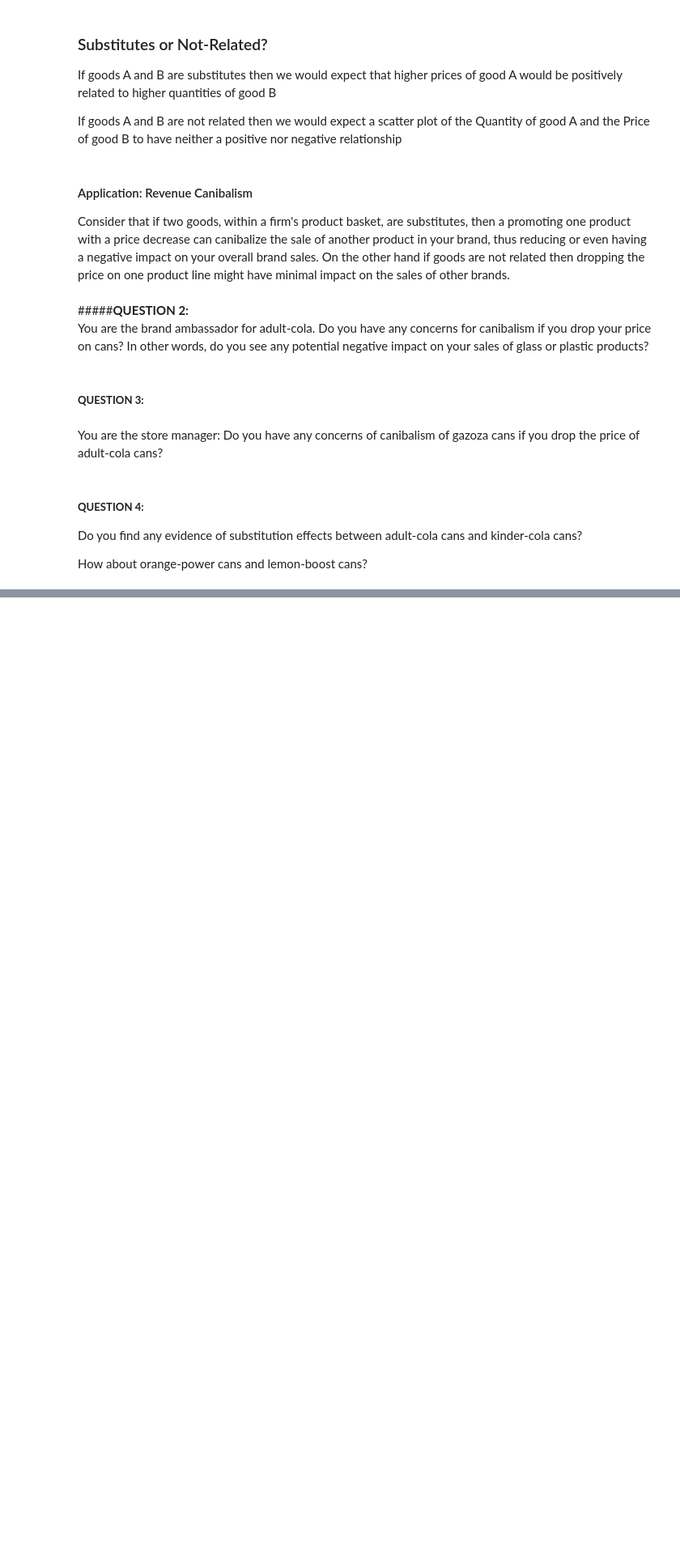
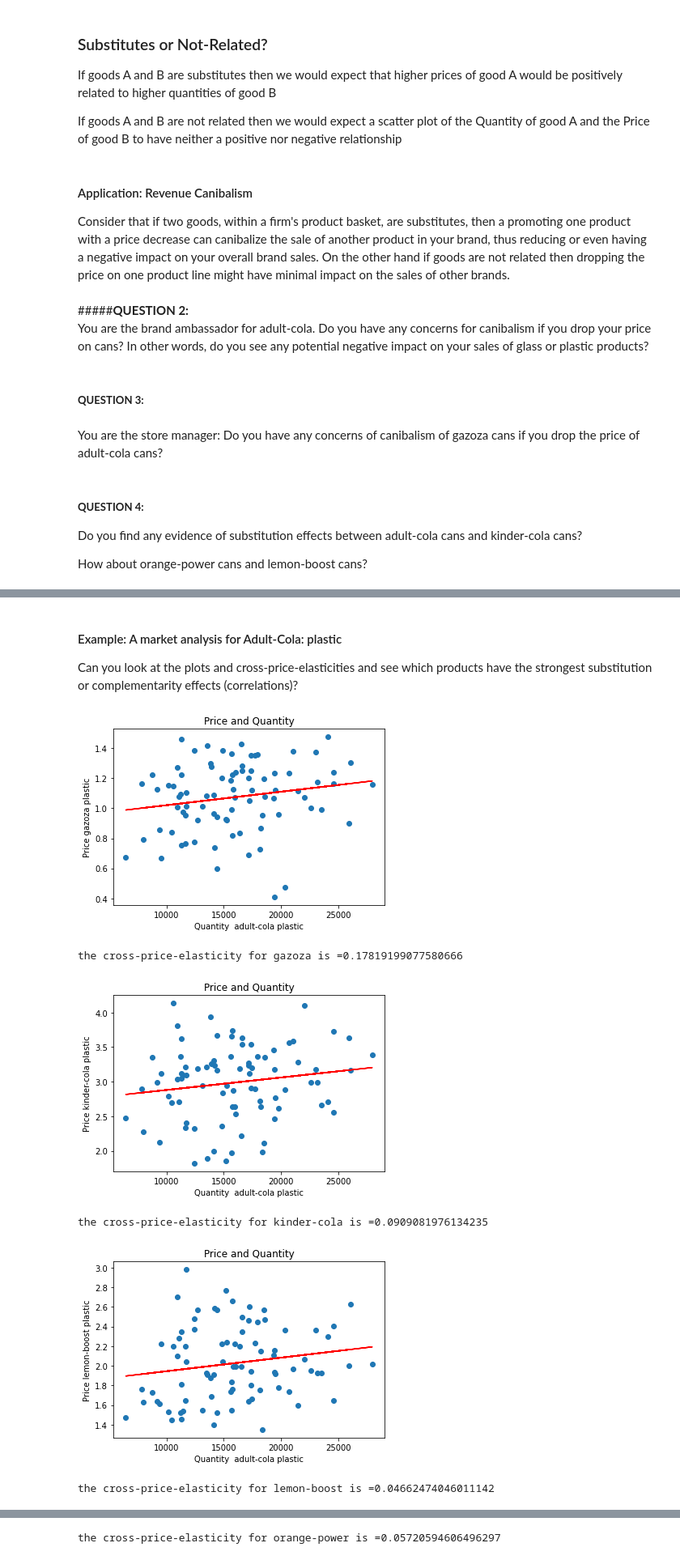
Before and after one commit to mknomics/teaching_intro_price_optimization, a Jupyter notebook: Elasticity_Intro.ipynb, the cells around one changed output, grey strips where cells are left out. Shown: that part at 81% size. Cells and saved outputs as stored; diff of their text form; code cells hidden in the pictures; blank space fills up the shorter version.

```diff
--- a/Elasticity_Intro.ipynb
+++ b/Elasticity_Intro.ipynb
@@ -192,0 +244,35 @@ def Athens(Q_brand=True, Q_container=True, P_brand=True, P_container=True):
+# %%
+import numpy as np
+from sklearn.linear_model import LinearRegression
+
+
+def cross_price(Q_brand=True, Q_container=True, P_brand=True, P_container=True, PricePoint=True):
+
+  Athens(Q_brand=Q_brand,Q_container=Q_container,P_brand=P_brand,P_container=P_container)
+  Qx = df_city['mean_q']['Athens'][Q_brand][Q_container].values.reshape(-1,1) #convert to numpy array using "values"
+  # define dependent variable Y
+  Px1 = df_city['mean_p']['Athens'][Q_brand][Q_container].values.reshape(-1,1)
+  Px2 = df_city['mean_p']['Athens'][P_brand][P_container].values.reshape(-1,1)
+  Px = np.concatenate((Px1, Px2), axis=1)
+
+  mPx1 = np.mean(Px1)
+
+
+  mod = sm.OLS(Qx,Px)
+  fii = mod.fit()
+  p_values = fii.summary2().tables[1]['P>|t|']
+
+  reg = LinearRegression().fit(Px, Qx)
+  reg.score(Px, Qx)
+  P=np.array([[mPx1, PricePoint]])
+  Q_hat=reg.predict(P)
+
+  return print('the cross-price-elasticity for ' + P_brand + ' is =' + str((reg.coef_ *(PricePoint/Q_hat))[0][1]))
+# %%
+brands=['adult-cola', 'gazoza', 'kinder-cola', 'lemon-boost', 'orange-power']
+
+def cross_price_plot(brand=True, container=True):
+  for i in brands:
+    if i !=brand:
+      PricePoint=np.mean(df_city['mean_p']['Athens'][i][container])
+      cross_price(Q_brand=brand, Q_container=container, P_brand=i, P_container=container, PricePoint=PricePoint)
@@ -250,0 +397,12 @@ Your textbook gives you a formula for calculating percentage change.  I will use
+# %% [markdown]
+#### Example: A market analysis for Adult-Cola: plastic
+Can you look at the plots and cross-price-elasticities and see which products have the strongest substitution or complementarity effects (correlations)?
+# %%
+cross_price_plot(brand='adult-cola',container='plastic')
+# %% [output]
+[figure, added]
+the cross-price-elasticity for gazoza is =0.17819199077580666
+[figure, added]
+the cross-price-elasticity for kinder-cola is =0.0909081976134235
+[figure, added]
+the cross-price-elasticity for lemon-boost is =0.04662474046011142
@@ -250,0 +410 @@ Your textbook gives you a formula for calculating percentage change.  I will use
+the cross-price-elasticity for orange-power is =0.05720594606496297
```
Also changed, not shown: parts of 13 cells of this notebook.
